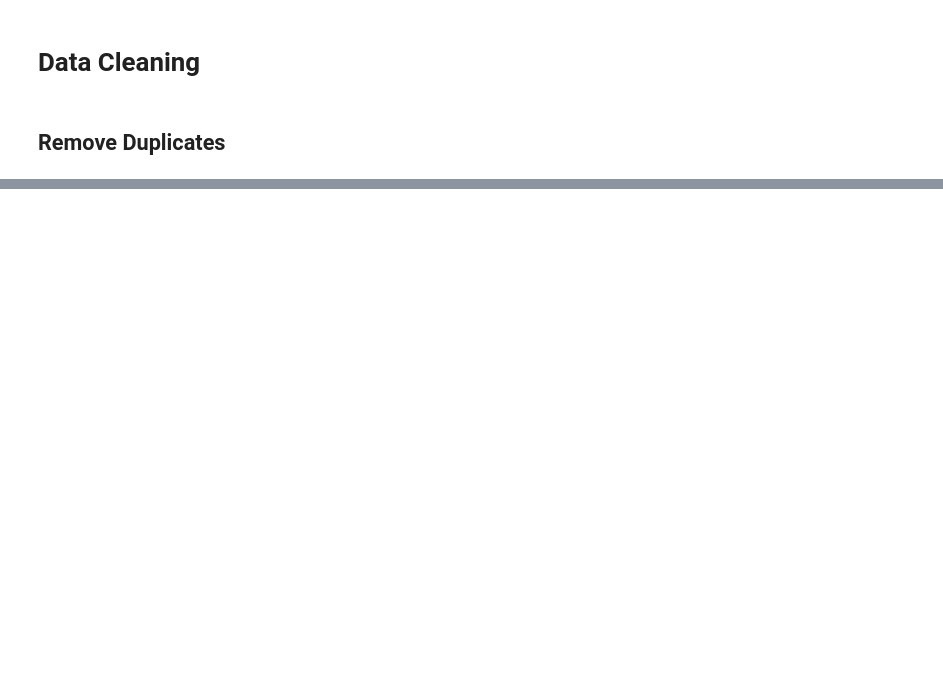
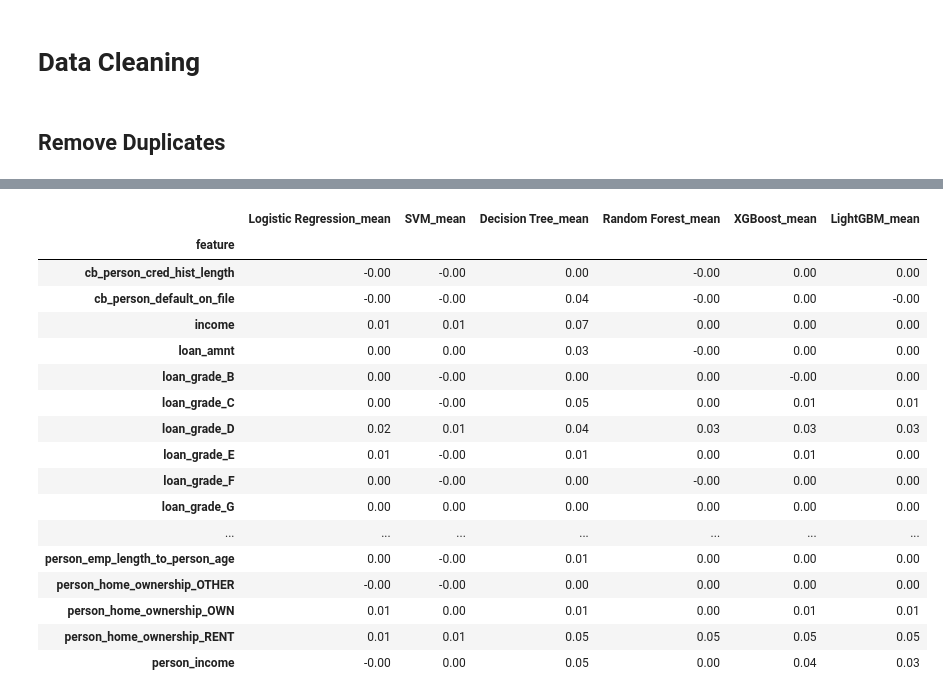
Before and after one commit to LadyZangetsu/data_science_ai_workshop_series, a Jupyter notebook: loan_approval_prediction/teams/anna_king/W3_Model_Improvement.ipynb, the cells around one changed output, grey strips where cells are left out. Cells and saved outputs as stored; diff of their text form; code cells hidden in the pictures; blank space fills up the shorter version.

```diff
--- a/loan_approval_prediction/teams/anna_king/W3_Model_Improvement.ipynb
+++ b/loan_approval_prediction/teams/anna_king/W3_Model_Improvement.ipynb
@@ -344,0 +664,25 @@ print("Classification Report:\n", class_report)
+# %%
+# Step 1: Prepare the data (features and labels)
+X = df_final.drop('loan_rejected', axis=1)  # Features
+y = df_final['loan_rejected']  # Target label
+
+# Step 2: Split the data into training and testing sets
+X_train, X_test, y_train, y_test = train_test_split(X, y, test_size=0.3, random_state=42)
+# %%
+# Define base models
+models = [
+    ("Random Forest", RandomForestClassifier(random_state=42)),
+    ("XGBoost", XGBClassifier(use_label_encoder=False, eval_metric='logloss', random_state=42)),
+    ("LightGBM", LGBMClassifier(random_state=42))
+]
+
+# Create Voting Classifier
+voting_clf = VotingClassifier(estimators=models, voting='soft')  # 'soft' uses predicted probabilities
+
+# Train on the training set
+voting_clf.fit(X_train, y_train)
+
+# Evaluate the ensemble model
+y_pred = voting_clf.predict(X_test)
+accuracy = accuracy_score(y_test, y_pred)
+print(f"Voting Ensemble Accuracy: {accuracy:.4f}")
@@ -344,0 +802,38 @@ print("Classification Report:\n", class_report)
+# %%
+import numpy as np
+import seaborn as sns
+cm = sns.light_palette("yellow", as_cmap=True)
+
+def style_negative(v, props=''):
+    return props if v < 0 else None
+
+def highlight_max(s, props=''):
+    return np.where(s == np.nanmax(s.values), props, '')
+
+mean_cols = [col for col in feature_importance.columns if 'mean' in col]
+feat_mean_importance = round(feature_importance.set_index("feature"), 3)[mean_cols]
+
+s2 = feat_mean_importance.style.text_gradient(cmap=cm)\
+    .map(lambda v: 'opacity: 20%;' if (v < 0.01) and (v > -0.01) else None)\
+        .format(precision=2)
+# %%
+s2
+# %% [output]
+|  | Logistic Regression_mean | SVM_mean | Decision Tree_mean | Random Forest_mean | XGBoost_mean | LightGBM_mean |
+| feature |  |  |  |  |  |  |
+| cb_person_cred_hist_length | -0.00 | -0.00 | 0.00 | -0.00 | 0.00 | 0.00 |
+| cb_person_default_on_file | -0.00 | -0.00 | 0.04 | -0.00 | 0.00 | -0.00 |
+| income | 0.01 | 0.01 | 0.07 | 0.00 | 0.00 | 0.00 |
+| loan_amnt | 0.00 | 0.00 | 0.03 | -0.00 | 0.00 | 0.00 |
+| loan_grade_B | 0.00 | -0.00 | 0.00 | 0.00 | -0.00 | 0.00 |
+| loan_grade_C | 0.00 | -0.00 | 0.05 | 0.00 | 0.01 | 0.01 |
+| loan_grade_D | 0.02 | 0.01 | 0.04 | 0.03 | 0.03 | 0.03 |
+| loan_grade_E | 0.01 | -0.00 | 0.01 | 0.00 | 0.01 | 0.00 |
+| loan_grade_F | 0.00 | -0.00 | 0.00 | -0.00 | 0.00 | 0.00 |
+| loan_grade_G | 0.00 | 0.00 | 0.00 | 0.00 | 0.00 | 0.00 |
+| ... | ... | ... | ... | ... | ... | ... |
+| person_emp_length_to_person_age | 0.00 | -0.00 | 0.01 | 0.00 | 0.00 | 0.00 |
+| person_home_ownership_OTHER | -0.00 | -0.00 | 0.00 | 0.00 | 0.00 | 0.00 |
+| person_home_ownership_OWN | 0.01 | 0.00 | 0.01 | 0.00 | 0.01 | 0.01 |
+| person_home_ownership_RENT | 0.01 | 0.01 | 0.05 | 0.05 | 0.05 | 0.05 |
+| person_income | -0.00 | 0.00 | 0.05 | 0.00 | 0.04 | 0.03 |
```
Also changed, not shown: parts of 46 cells of this notebook.
